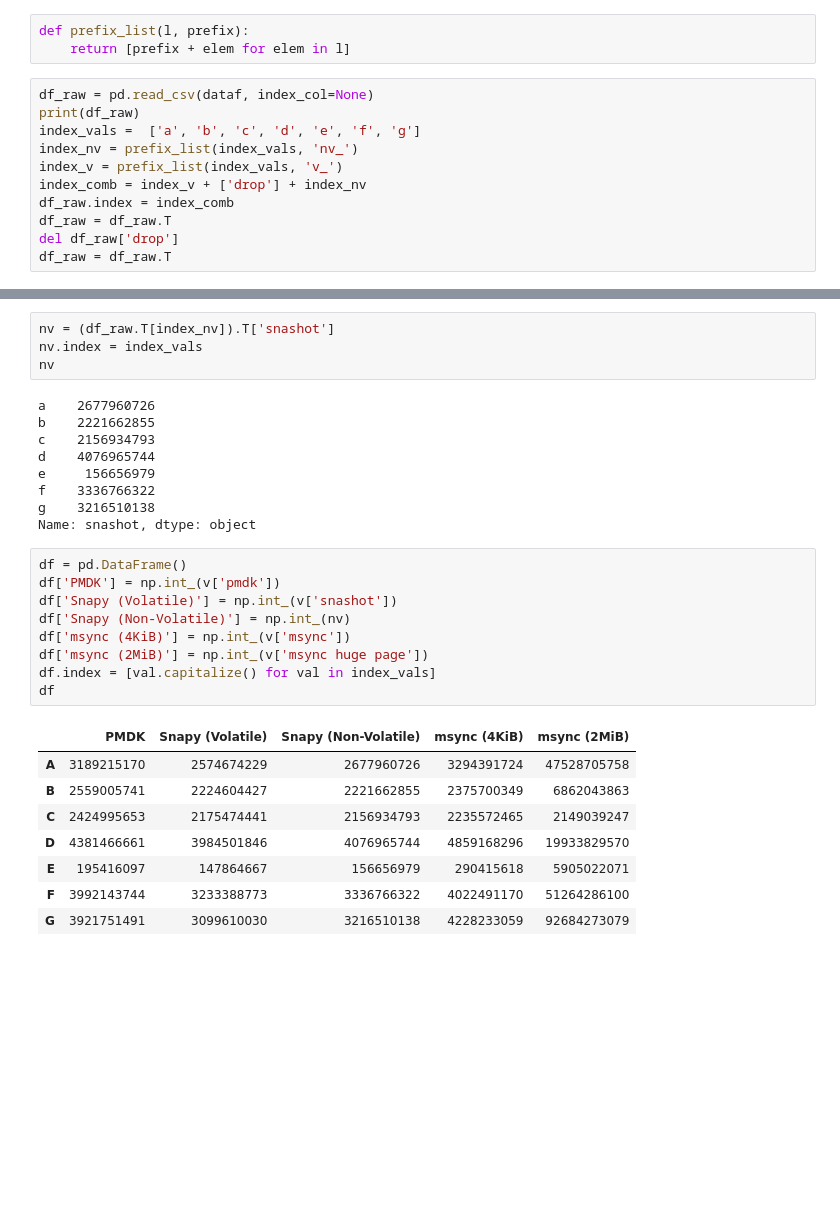
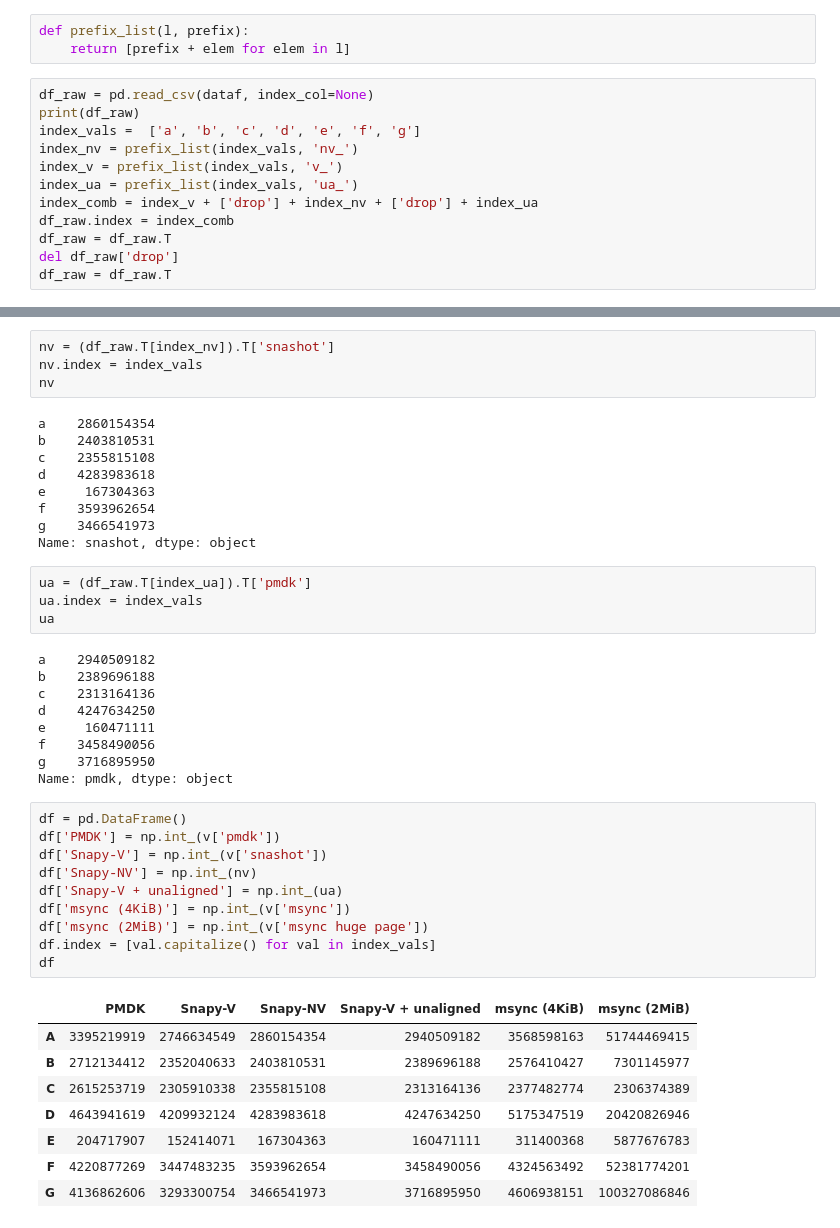
Before and after one commit to NVSL/snapshot-public, a Jupyter notebook: src/scripts/map.ipynb, the cells around one changed output, grey strips where cells are left out. Cells and saved outputs as stored; diff of their text form; blank space fills up the shorter version.

```diff
--- a/src/scripts/map.ipynb
+++ b/src/scripts/map.ipynb
@@ -48,7 +49,8 @@ print(df_raw)
 index_vals =  ['a', 'b', 'c', 'd', 'e', 'f', 'g']
 index_nv = prefix_list(index_vals, 'nv_')
 index_v = prefix_list(index_vals, 'v_')
-index_comb = index_v + ['drop'] + index_nv
+index_ua = prefix_list(index_vals, 'ua_')
+index_comb = index_v + ['drop'] + index_nv + ['drop'] + index_ua
 df_raw.index = index_comb
 df_raw = df_raw.T
 del df_raw['drop']
@@ -88,32 +91,46 @@ nv = (df_raw.T[index_nv]).T['snashot']
 nv.index = index_vals
 nv
 # %% [output]
-a    2677960726
-b    2221662855
-c    2156934793
-d    4076965744
-e     156656979
-f    3336766322
-g    3216510138
+a    2860154354
+b    2403810531
+c    2355815108
+d    4283983618
+e     167304363
+f    3593962654
+g    3466541973
 Name: snashot, dtype: object
+# %%
+ua = (df_raw.T[index_ua]).T['pmdk']
+ua.index = index_vals
+ua
+# %% [output]
+a    2940509182
+b    2389696188
+c    2313164136
+d    4247634250
+e     160471111
+f    3458490056
+g    3716895950
+Name: pmdk, dtype: object
 # %%
 df = pd.DataFrame()
 df['PMDK'] = np.int_(v['pmdk'])
-df['Snapy (Volatile)'] = np.int_(v['snashot'])
-df['Snapy (Non-Volatile)'] = np.int_(nv)
+df['Snapy-V'] = np.int_(v['snashot'])
+df['Snapy-NV'] = np.int_(nv)
+df['Snapy-V + unaligned'] = np.int_(ua)
 df['msync (4KiB)'] = np.int_(v['msync'])
 df['msync (2MiB)'] = np.int_(v['msync huge page'])
 df.index = [val.capitalize() for val in index_vals]
 df
 # %% [output]
-|  | PMDK | Snapy (Volatile) | Snapy (Non-Volatile) | msync (4KiB) | msync (2MiB) |
-| A | 3189215170 | 2574674229 | 2677960726 | 3294391724 | 47528705758 |
-| B | 2559005741 | 2224604427 | 2221662855 | 2375700349 | 6862043863 |
-| C | 2424995653 | 2175474441 | 2156934793 | 2235572465 | 2149039247 |
-| D | 4381466661 | 3984501846 | 4076965744 | 4859168296 | 19933829570 |
-| E | 195416097 | 147864667 | 156656979 | 290415618 | 5905022071 |
-| F | 3992143744 | 3233388773 | 3336766322 | 4022491170 | 51264286100 |
-| G | 3921751491 | 3099610030 | 3216510138 | 4228233059 | 92684273079 |
+|  | PMDK | Snapy-V | Snapy-NV | Snapy-V + unaligned | msync (4KiB) | msync (2MiB) |
+| A | 3395219919 | 2746634549 | 2860154354 | 2940509182 | 3568598163 | 51744469415 |
+| B | 2712134412 | 2352040633 | 2403810531 | 2389696188 | 2576410427 | 7301145977 |
+| C | 2615253719 | 2305910338 | 2355815108 | 2313164136 | 2377482774 | 2306374389 |
+| D | 4643941619 | 4209932124 | 4283983618 | 4247634250 | 5175347519 | 20420826946 |
+| E | 204717907 | 152414071 | 167304363 | 160471111 | 311400368 | 5877676783 |
+| F | 4220877269 | 3447483235 | 3593962654 | 3458490056 | 4324563492 | 52381774201 |
+| G | 4136862606 | 3293300754 | 3466541973 | 3716895950 | 4606938151 | 100327086846 |
 # %%
 pmdk_col = df['PMDK']
 df_norm = df.copy(deep=True)
```
Also changed, not shown: parts of 12 cells of this notebook, 19 other files.
